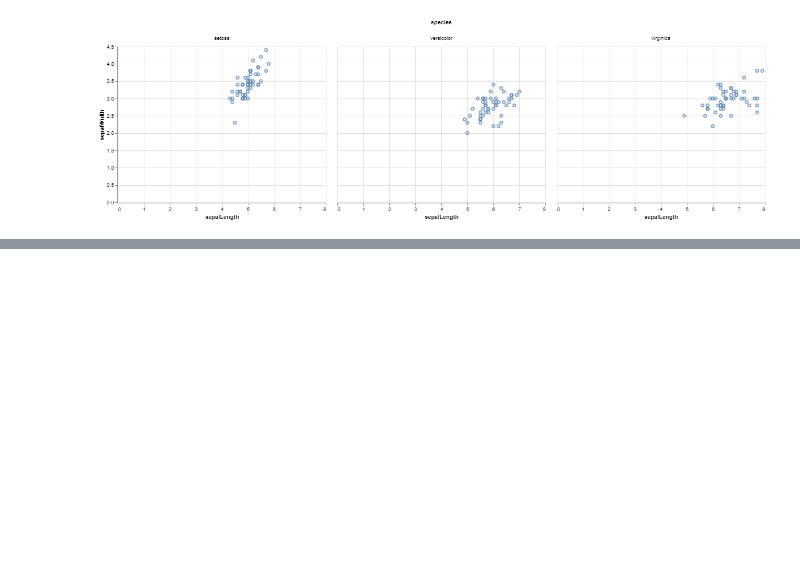
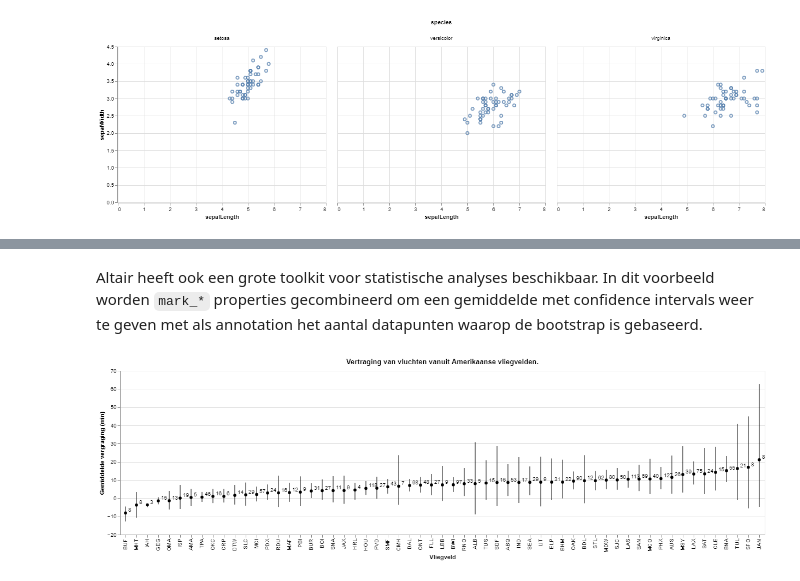
Before and after one commit to rrodenburg/KnowledgeSharing, a Jupyter notebook: DataBaaS/gg_in_python_altair.ipynb, the cells around one changed output, grey strips where cells are left out. Drawn from its saved outputs; the diff is of its cells as text; code cells hidden in the pictures; blank space fills up the shorter version.

```diff
--- a/DataBaaS/gg_in_python_altair.ipynb
+++ b/DataBaaS/gg_in_python_altair.ipynb
@@ -157,0 +186,51 @@ facet
+# %% [markdown]
+Altair heeft ook een grote toolkit voor statistische analyses beschikbaar. In dit voorbeeld worden `mark_*` properties gecombineerd om een gemiddelde met confidence intervals weer te geven met als annotation het aantal datapunten waarop de bootstrap is gebaseerd.
+# %%
+df = data.flights_2k()
+
+base = (
+    alt
+    .Chart(
+        df,
+        title="Vertraging van vluchten vanuit Amerikaanse vliegvelden.",
+    )
+    .encode(
+        x=alt.X(
+            "origin",
+            sort=alt.EncodingSortField("delay", op="mean"),
+            title="Vliegveld"
+        ),
+        y=alt.Y("mean(delay)", title="Gemiddelde vergraging (min)"),
+        tooltip=["origin","mean(delay)","count(delay)"]
+    )
+)
+
+points = (
+    base
+    .mark_point(color="black", filled=True)
+)
+
+
+error_bars = (
+    base
+    # Altair heeft veel ingebouwde aggragatie functies, waaronder bootstrapped 95% confidence intervals
+    # https://altair-viz.github.io/user_guide/encoding.html#binning-and-aggregation
+    .encode(y="ci0(delay)", y2="ci1(delay)")
+    .mark_rule()
+)
+
+annotation = (
+    base
+    .mark_text(
+        align='left',
+        baseline='middle',
+        fontSize=10,
+        dx=5,
+        dy=-5
+    )
+    .encode(text='count(delay)')
+)
+
+points + error_bars + annotation
+# %% [output]
+[figure, added]
```
Also changed, not shown: parts of 3 cells of this notebook.
